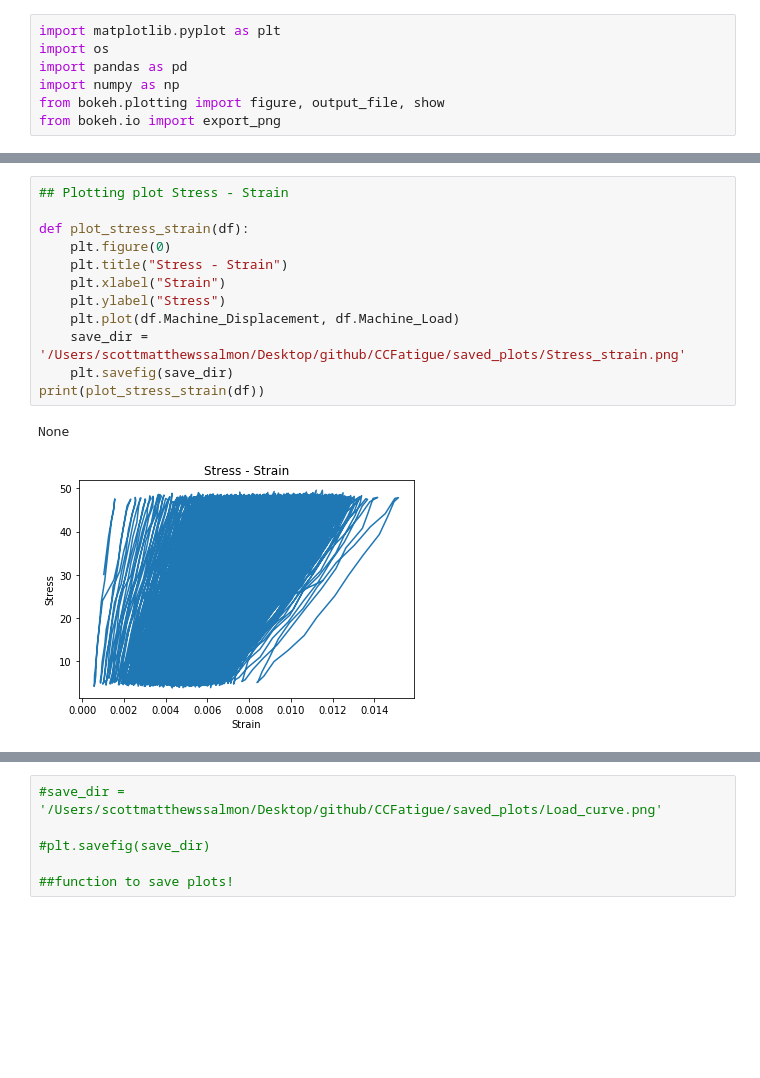
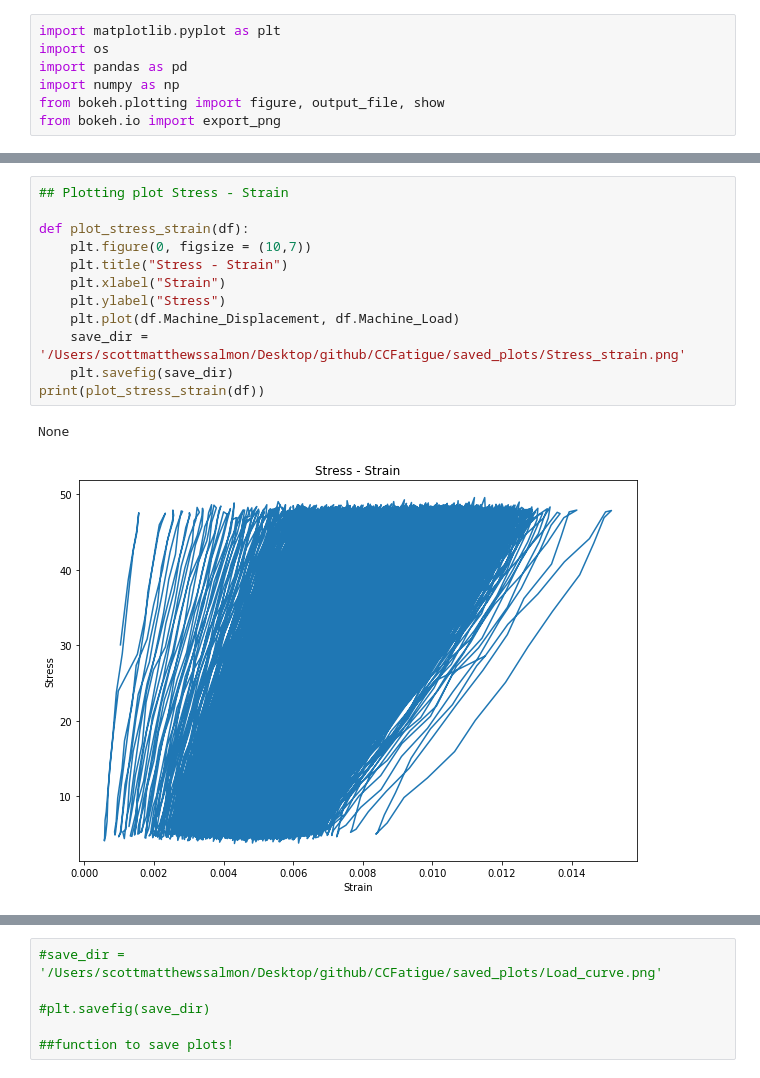
Before and after one commit to EPFL-ENAC/CCFatiguePlatform, a Jupyter notebook: Plots/Plotting.ipynb, the cells around one changed output, grey strips where cells are left out. Saved outputs shown, nothing was run; the diff lists cells and outputs as text; blank space fills up the shorter version.

```diff
--- a/Plots/Plotting.ipynb
+++ b/Plots/Plotting.ipynb
@@ -34,18 +34,18 @@ print(df)
 # %%
 ## Plotting plot Stress - Strain
 
 def plot_stress_strain(df):
-    plt.figure(0)
+    plt.figure(0, figsize = (10,7))
     plt.title("Stress - Strain")
     plt.xlabel("Strain")
     plt.ylabel("Stress")
     plt.plot(df.Machine_Displacement, df.Machine_Load)
     save_dir = '/Users/scottmatthewssalmon/Desktop/github/CCFatigue/saved_plots/Stress_strain.png'
     plt.savefig(save_dir)
 print(plot_stress_strain(df))
 # %% [output]
 None
-[figure, old version]
+[figure, new version]
 # %%
 ## Plotting Stress - Strain with Bokeh library
 
```
Also changed, not shown: parts of 11 cells of this notebook, 7 other files.
